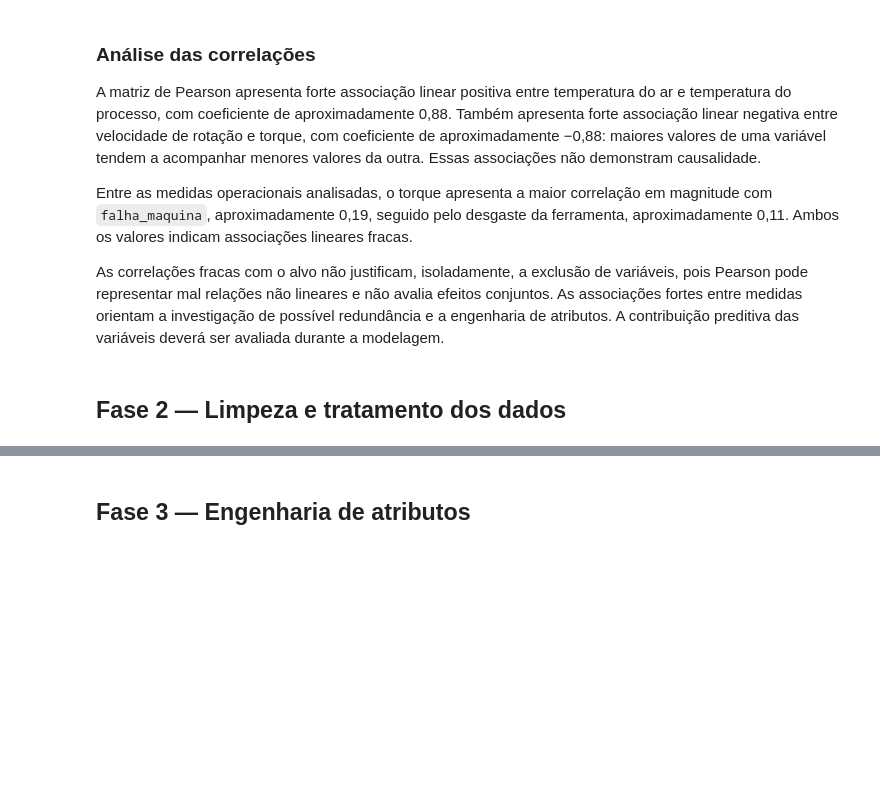
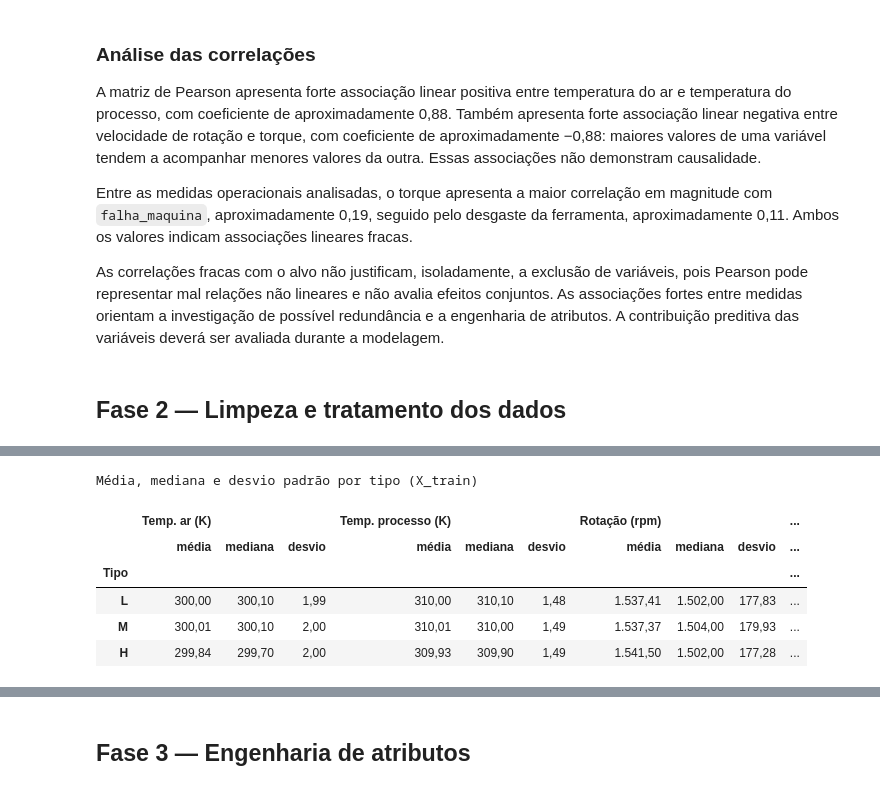
Before and after one commit to CorreaBrunoMiguel/projeto_final, a Jupyter notebook: notebooks/manutencao_preditiva.ipynb, the cells around one changed output, grey strips where cells are left out. Cells and saved outputs as stored; diff of their text form; code cells hidden in the pictures; blank space fills up the shorter version.

```diff
--- a/notebooks/manutencao_preditiva.ipynb
+++ b/notebooks/manutencao_preditiva.ipynb
@@ -316,0 +408,21 @@ As correlações fracas com o alvo não justificam, isoladamente, a exclusão de
+# %%
+colunas_preditoras = "tipo temperatura_ar_k temperatura_processo_k velocidade_rotacao_rpm torque_nm desgaste_ferramenta_min".split()
+
+X = df[colunas_preditoras]
+y = df["falha_maquina"]
+
+print("===== Dimensões =====")
+print(
+    f"""
+X -> {X.shape}
+y -> {y.shape}
+"""
+)
+print("====== Colunas ======")
+print(
+    f"""
+X -> {X.columns.to_list()}
+"""
+)
+print("=== Mesmo índices ===")
+print(f"\nX e y possuem mesmo índice: {X.index.equals(y.index)}")
@@ -316,0 +482,30 @@ As correlações fracas com o alvo não justificam, isoladamente, a exclusão de
+# %%
+cols = (
+    "temperatura_ar_k temperatura_processo_k velocidade_rotacao_rpm torque_nm".split()
+)
+
+estatisticas_treino_tipo = X_train.groupby("tipo")[cols].agg(["mean", "median", "std"])
+
+rotulos = {
+    "temperatura_ar_k": "Temp. ar (K)",
+    "temperatura_processo_k": "Temp. processo (K)",
+    "velocidade_rotacao_rpm": "Rotação (rpm)",
+    "torque_nm": "Torque (N·m)",
+}
+
+display(
+    estatisticas_treino_tipo.loc[["L", "M", "H"]]
+    .rename(columns=rotulos, level=0)
+    .rename(columns={"mean": "média", "median": "mediana", "std": "desvio"}, level=1)
+    .rename_axis("Tipo")
+    .style.format(precision=2, decimal=",", thousands=".")
+    .set_caption("Média, mediana e desvio padrão por tipo (X_train)")
+)
+# %% [output]
+Média, mediana e desvio padrão por tipo (X_train)
+|  | Temp. ar (K) |  |  | Temp. processo (K) |  |  | Rotação (rpm) |  |  | ... |
+|  | média | mediana | desvio | média | mediana | desvio | média | mediana | desvio | ... |
+| Tipo |  |  |  |  |  |  |  |  |  | ... |
+| L | 300,00 | 300,10 | 1,99 | 310,00 | 310,10 | 1,48 | 1.537,41 | 1.502,00 | 177,83 | ... |
+| M | 300,01 | 300,10 | 2,00 | 310,01 | 310,00 | 1,49 | 1.537,37 | 1.504,00 | 179,93 | ... |
+| H | 299,84 | 299,70 | 2,00 | 309,93 | 309,90 | 1,49 | 1.541,50 | 1.502,00 | 177,28 | ... |
```
Also changed, not shown: parts of 12 cells of this notebook.
